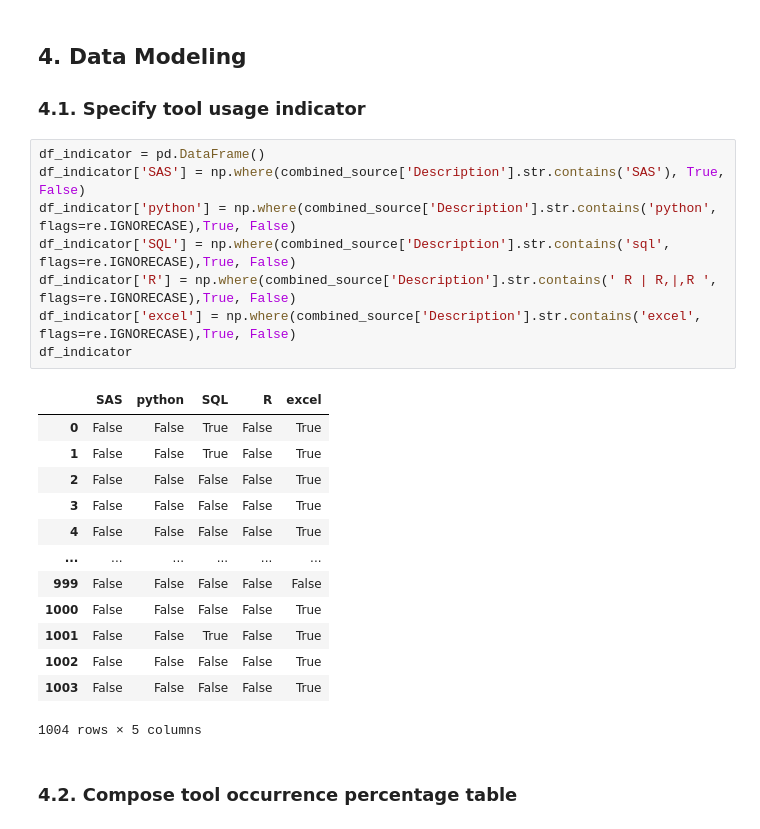
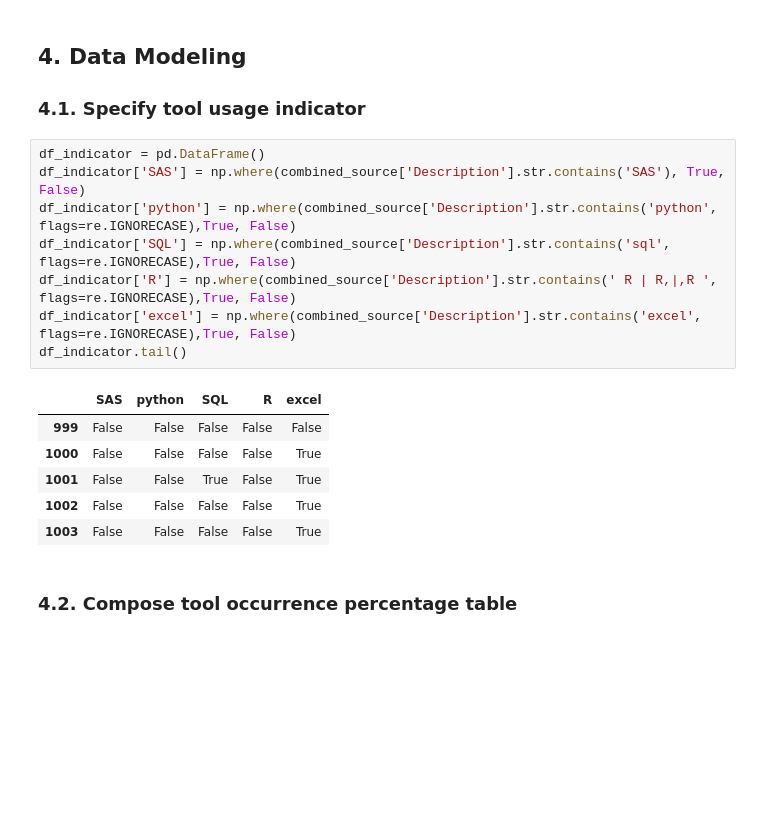
Before and after one commit to hlingchen95/indeed_web_scraper, a Jupyter notebook: report.ipynb, the cells around one changed output. Cells and saved outputs as stored; diff of their text form; blank space fills up the shorter version.

```diff
--- a/report.ipynb
+++ b/report.ipynb
@@ -69,25 +69,18 @@ combined_source.shape
 # %%
 df_indicator = pd.DataFrame()
 df_indicator['SAS'] = np.where(combined_source['Description'].str.contains('SAS'), True, False)
 df_indicator['python'] = np.where(combined_source['Description'].str.contains('python', flags=re.IGNORECASE),True, False)
 df_indicator['SQL'] = np.where(combined_source['Description'].str.contains('sql', flags=re.IGNORECASE),True, False)
 df_indicator['R'] = np.where(combined_source['Description'].str.contains(' R | R,|,R ', flags=re.IGNORECASE),True, False)
 df_indicator['excel'] = np.where(combined_source['Description'].str.contains('excel', flags=re.IGNORECASE),True, False)
-df_indicator
+df_indicator.tail()
 # %% [output]
 |  | SAS | python | SQL | R | excel |
-| 0 | False | False | True | False | True |
-| 1 | False | False | True | False | True |
-| 2 | False | False | False | False | True |
-| 3 | False | False | False | False | True |
-| 4 | False | False | False | False | True |
-| ... | ... | ... | ... | ... | ... |
 | 999 | False | False | False | False | False |
 | 1000 | False | False | False | False | True |
 | 1001 | False | False | True | False | True |
 | 1002 | False | False | False | False | True |
 | 1003 | False | False | False | False | True |
-1004 rows × 5 columns
 # %% [markdown]
 ### 4.2. Compose tool occurrence percentage table
 # %%
```
Also changed, not shown: parts of 3 cells of this notebook.
